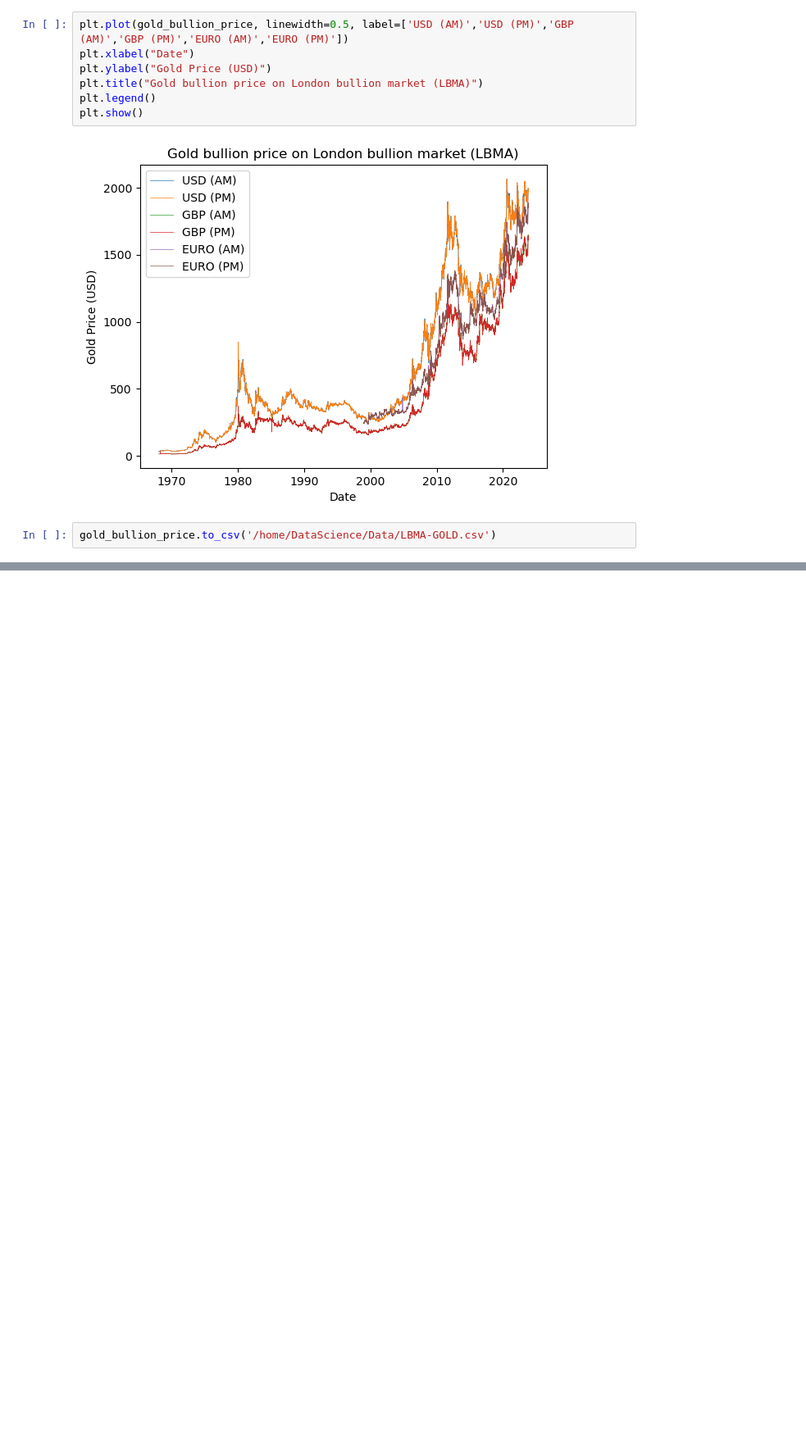
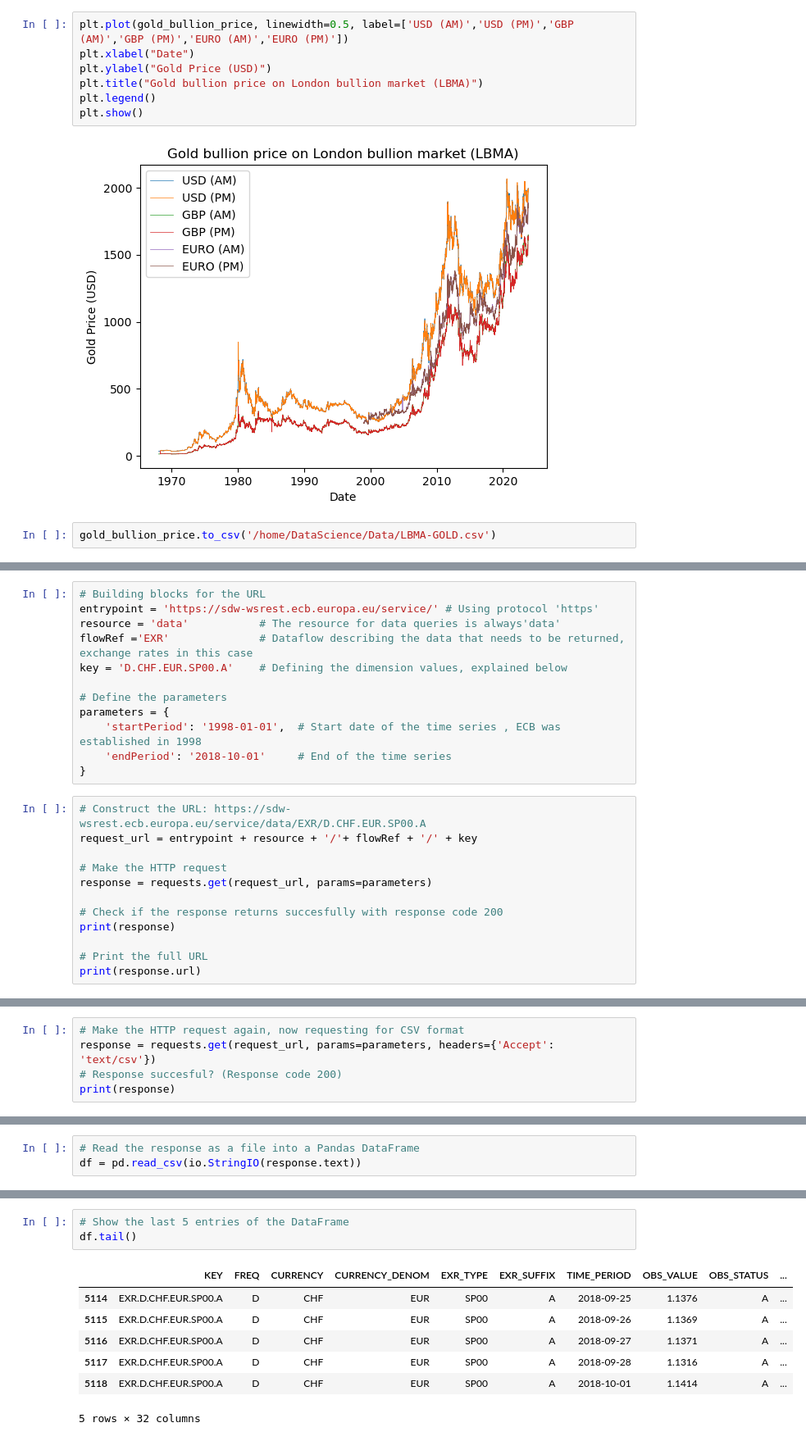
Before and after one commit to peterartman/DataScience, a Jupyter notebook: Gold.ipynb, the cells around one changed output, grey strips where cells are left out. Shown: that part at 82% size. Cells and saved outputs as stored; diff of their text form; blank space fills up the shorter version.

```diff
--- a/Gold.ipynb
+++ b/Gold.ipynb
@@ -71,0 +81,24 @@ gold_bullion_price.to_csv('/home/DataScience/Data/LBMA-GOLD.csv')
+# %%
+# Building blocks for the URL
+entrypoint = 'https://sdw-wsrest.ecb.europa.eu/service/' # Using protocol 'https'
+resource = 'data'           # The resource for data queries is always'data'
+flowRef ='EXR'              # Dataflow describing the data that needs to be returned, exchange rates in this case
+key = 'D.CHF.EUR.SP00.A'    # Defining the dimension values, explained below
+
+# Define the parameters
+parameters = {
+    'startPeriod': '1998-01-01',  # Start date of the time series , ECB was established in 1998
+    'endPeriod': '2018-10-01'     # End of the time series
+}
+# %%
+# Construct the URL: https://sdw-wsrest.ecb.europa.eu/service/data/EXR/D.CHF.EUR.SP00.A
+request_url = entrypoint + resource + '/'+ flowRef + '/' + key
+
+# Make the HTTP request
+response = requests.get(request_url, params=parameters)
+
+# Check if the response returns succesfully with response code 200
+print(response)
+
+# Print the full URL
+print(response.url)
@@ -71,0 +119,5 @@ gold_bullion_price.to_csv('/home/DataScience/Data/LBMA-GOLD.csv')
+# %%
+# Make the HTTP request again, now requesting for CSV format
+response = requests.get(request_url, params=parameters, headers={'Accept': 'text/csv'})
+# Response succesful? (Response code 200)
+print(response)
@@ -71,0 +130,3 @@ gold_bullion_price.to_csv('/home/DataScience/Data/LBMA-GOLD.csv')
+# %%
+# Read the response as a file into a Pandas DataFrame
+df = pd.read_csv(io.StringIO(response.text))
@@ -71,0 +154,11 @@ gold_bullion_price.to_csv('/home/DataScience/Data/LBMA-GOLD.csv')
+# %%
+# Show the last 5 entries of the DataFrame
+df.tail()
+# %% [output]
+|  | KEY | FREQ | CURRENCY | CURRENCY_DENOM | EXR_TYPE | EXR_SUFFIX | TIME_PERIOD | OBS_VALUE | OBS_STATUS | ... |
+| 5114 | EXR.D.CHF.EUR.SP00.A | D | CHF | EUR | SP00 | A | 2018-09-25 | 1.1376 | A | ... |
+| 5115 | EXR.D.CHF.EUR.SP00.A | D | CHF | EUR | SP00 | A | 2018-09-26 | 1.1369 | A | ... |
+| 5116 | EXR.D.CHF.EUR.SP00.A | D | CHF | EUR | SP00 | A | 2018-09-27 | 1.1371 | A | ... |
+| 5117 | EXR.D.CHF.EUR.SP00.A | D | CHF | EUR | SP00 | A | 2018-09-28 | 1.1316 | A | ... |
+| 5118 | EXR.D.CHF.EUR.SP00.A | D | CHF | EUR | SP00 | A | 2018-10-01 | 1.1414 | A | ... |
+5 rows × 32 columns
```
Also changed, not shown: parts of 7 cells of this notebook.
